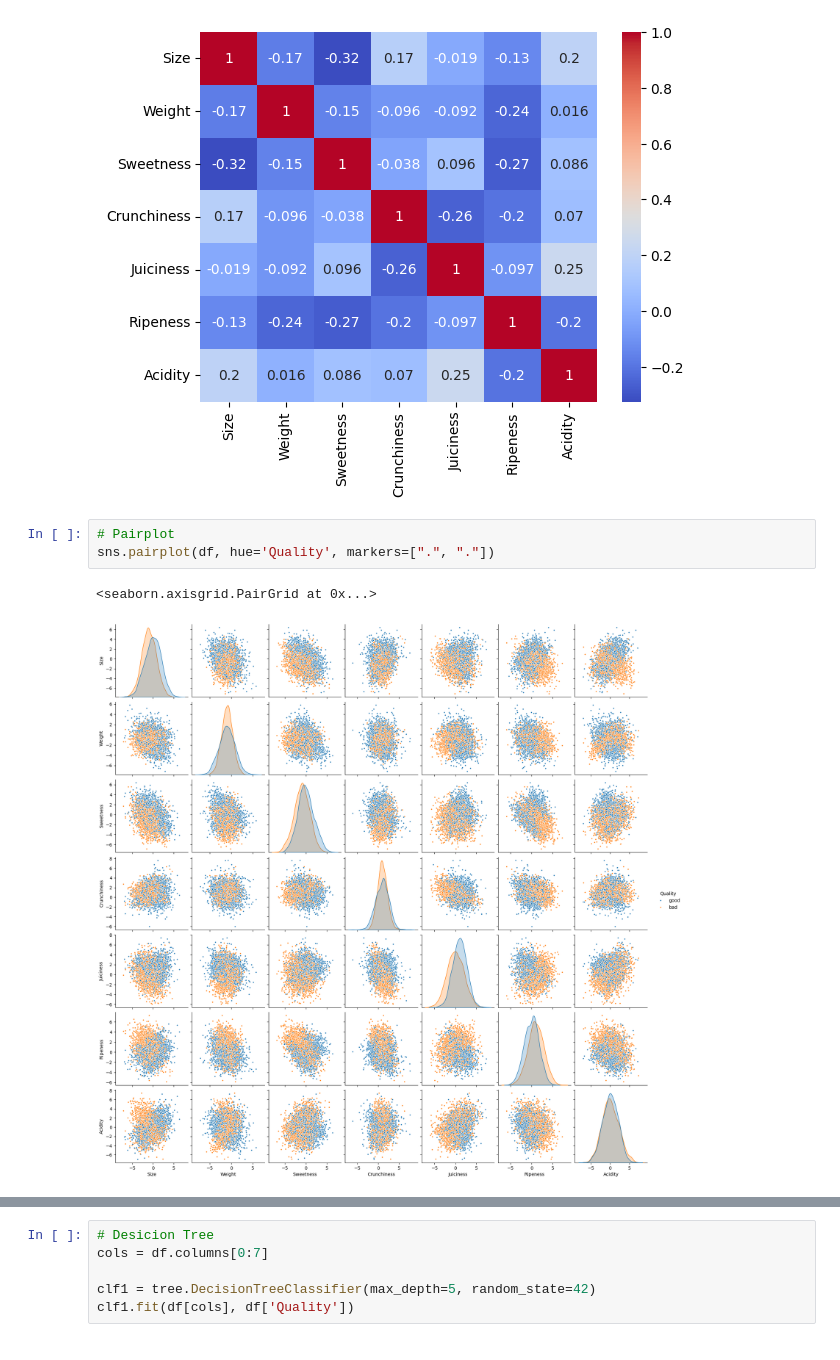
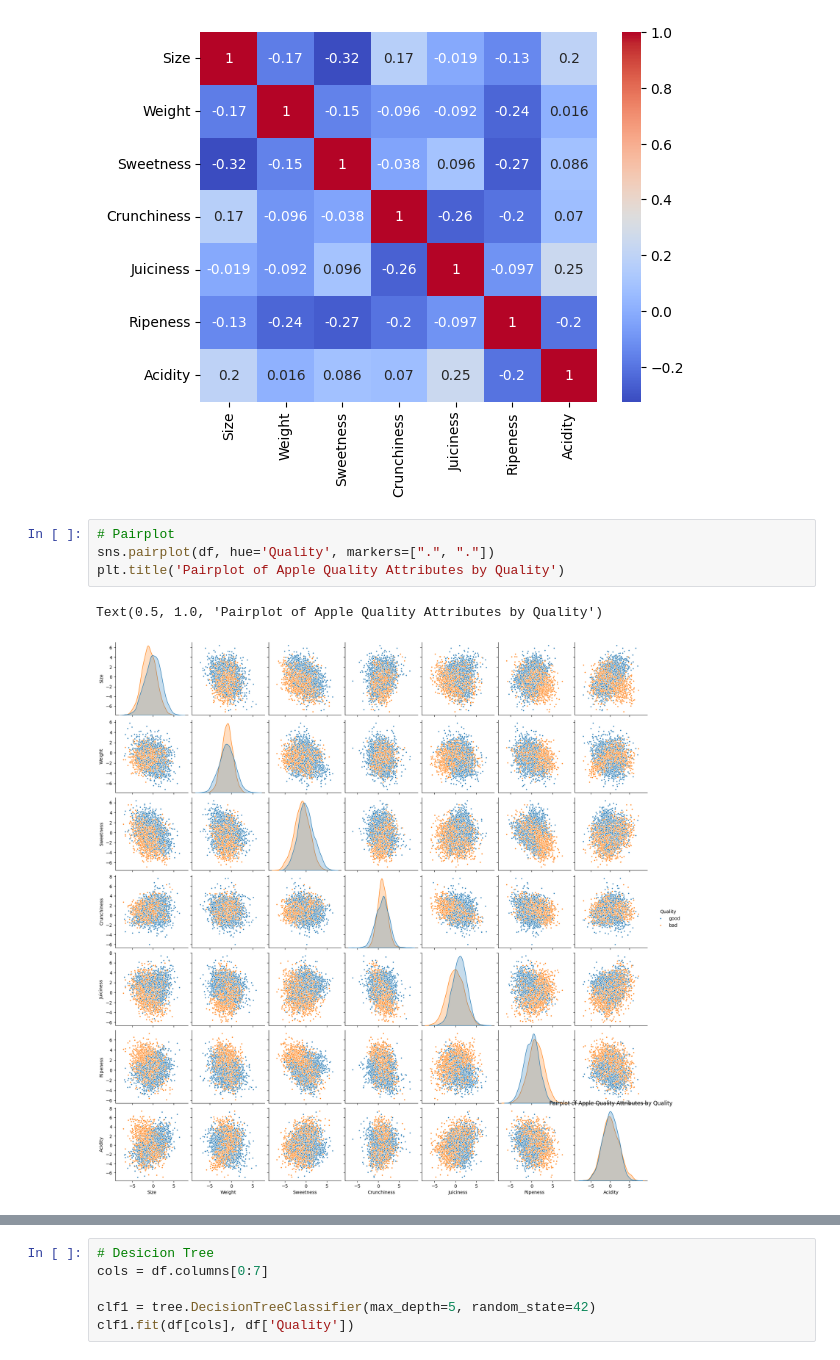
Before and after one commit to timonoessler/DataExplorationProject, a Jupyter notebook: src/Data_explo.ipynb, the cells around one changed output, grey strips where cells are left out. Cells and saved outputs as stored; diff of their text form.

```diff
--- a/src/Data_explo.ipynb
+++ b/src/Data_explo.ipynb
@@ -209,6 +182,7 @@ sns.heatmap(df_corr.corr(),annot=True,cmap='coolwarm')
 # %%
 # Pairplot
 sns.pairplot(df, hue='Quality', markers=[".", "."])
+plt.title('Pairplot of Apple Quality Attributes by Quality')
 # %% [output]
-<seaborn.axisgrid.PairGrid at 0x...>
+Text(0.5, 1.0, 'Pairplot of Apple Quality Attributes by Quality')
-[figure, old version]
+[figure, new version]
```
Also changed, not shown: parts of 14 cells of this notebook, 5 other files.
